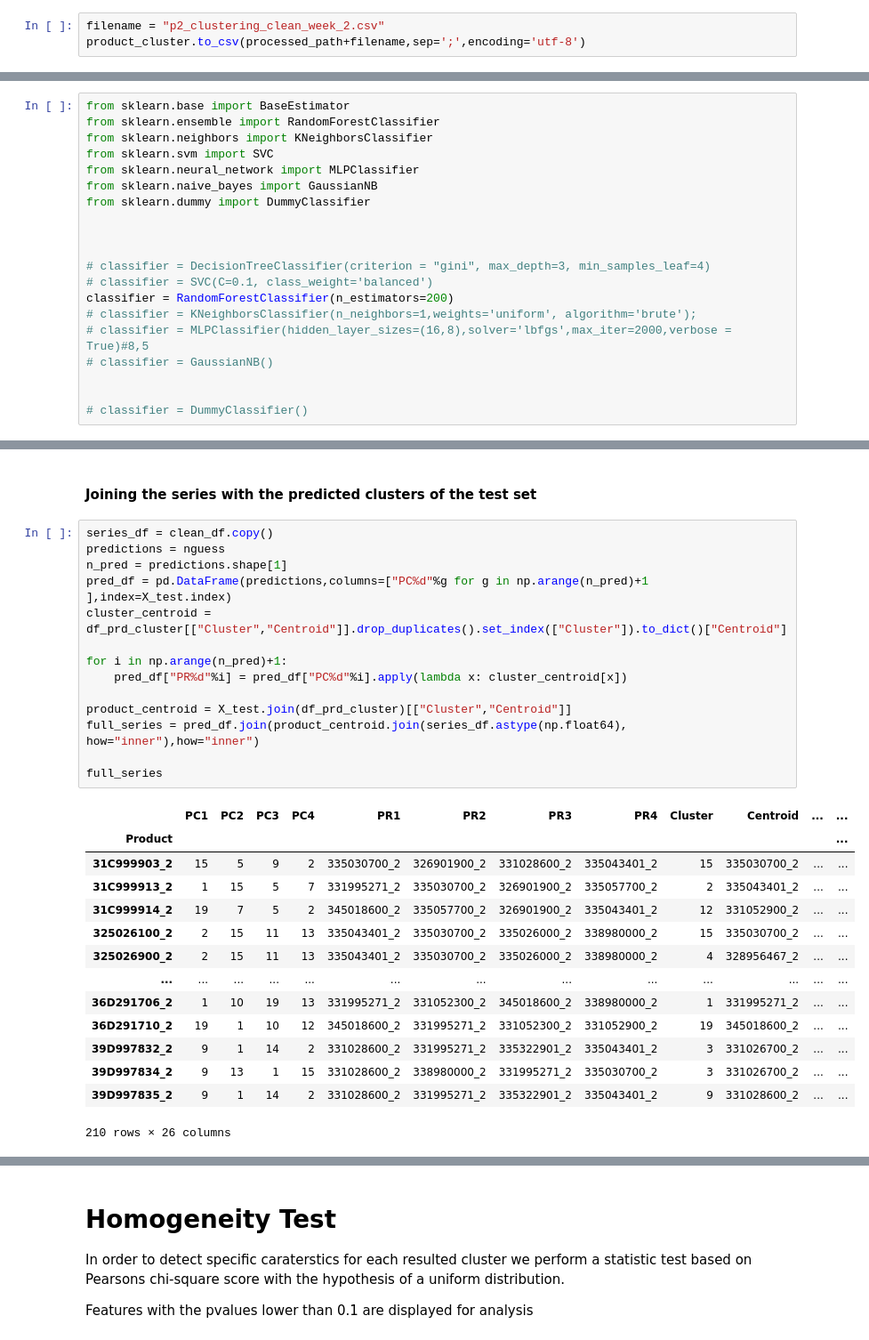
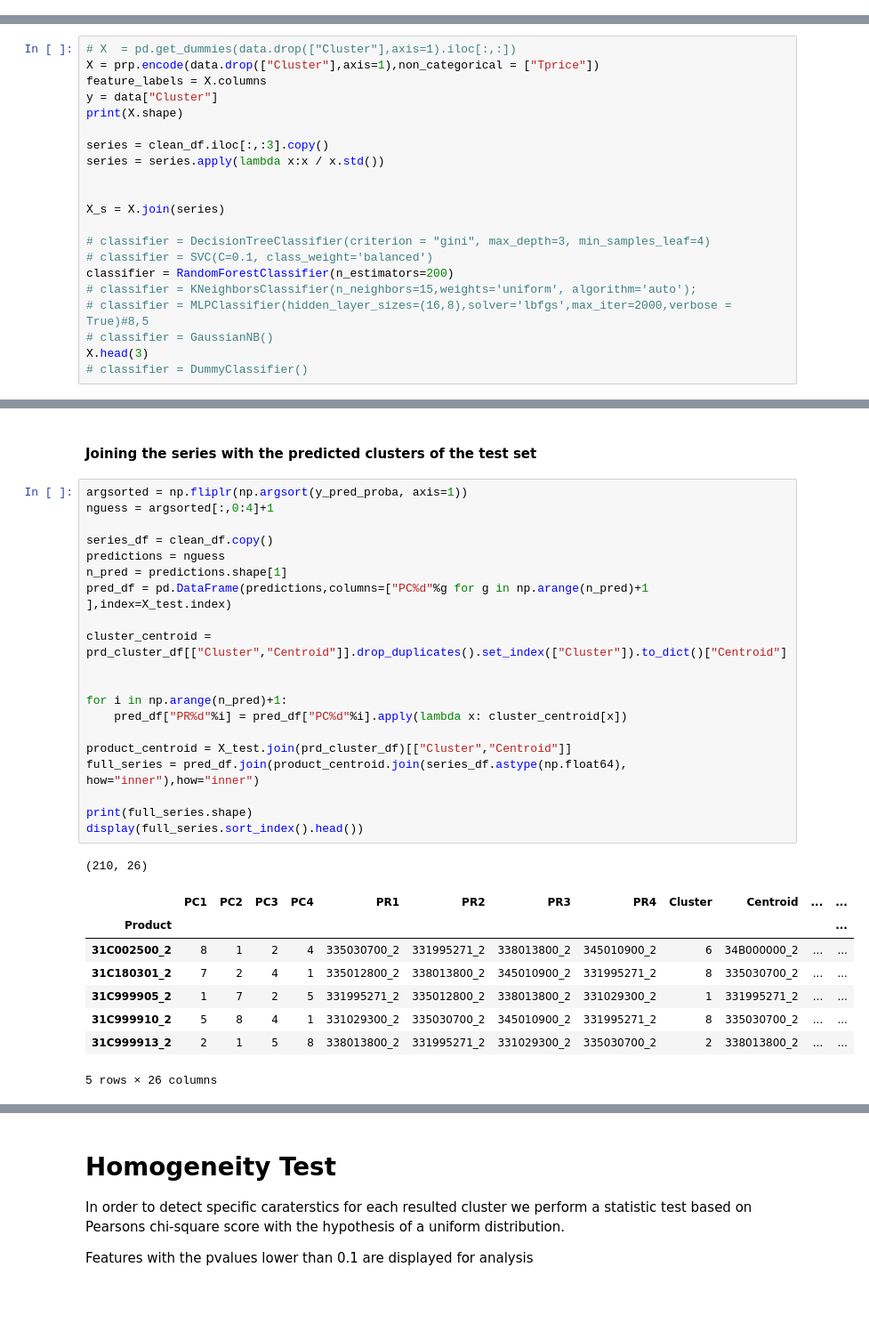
Before and after one commit to imad24/pc_clustering, a Jupyter notebook: notebooks/Cerf7/0.4-imad-cluster-analysis.ipynb, the cells around one changed output, grey strips where cells are left out. Shown at 89% size. Saved outputs shown, nothing was run; the diff lists cells and outputs as text; blank space fills up the shorter version.

```diff
--- a/notebooks/Cerf7/0.4-imad-cluster-analysis.ipynb
+++ b/notebooks/Cerf7/0.4-imad-cluster-analysis.ipynb
@@ -223,3 +65,0 @@ Save the final result into a csv file for further exploration
-# %%
-filename = "p2_clustering_clean_week_2.csv"
-product_cluster.to_csv(processed_path+filename,sep=';',encoding='utf-8')
@@ -520,20 +147,21 @@ print(X.shape)
 # %%
-from sklearn.base import BaseEstimator
-from sklearn.ensemble import RandomForestClassifier
-from sklearn.neighbors import KNeighborsClassifier
-from sklearn.svm import SVC
-from sklearn.neural_network import MLPClassifier
-from sklearn.naive_bayes import GaussianNB
-from sklearn.dummy import DummyClassifier
+# X  = pd.get_dummies(data.drop(["Cluster"],axis=1).iloc[:,:])
+X = prp.encode(data.drop(["Cluster"],axis=1),non_categorical = ["Tprice"])
+feature_labels = X.columns
+y = data["Cluster"]
+print(X.shape)
+
+series = clean_df.iloc[:,:3].copy()
+series = series.apply(lambda x:x / x.std())
 
 
+X_s = X.join(series)
 
 # classifier = DecisionTreeClassifier(criterion = "gini", max_depth=3, min_samples_leaf=4)
 # classifier = SVC(C=0.1, class_weight='balanced')
 classifier = RandomForestClassifier(n_estimators=200)
-# classifier = KNeighborsClassifier(n_neighbors=1,weights='uniform', algorithm='brute');
+# classifier = KNeighborsClassifier(n_neighbors=15,weights='uniform', algorithm='auto');
 # classifier = MLPClassifier(hidden_layer_sizes=(16,8),solver='lbfgs',max_iter=2000,verbose = True)#8,5
 # classifier = GaussianNB()
-
-
+X.head(3)
 # classifier = DummyClassifier()
@@ -572,31 +204,32 @@ nguess = argsorted[:,0:4]+1
 # %% [markdown]
 #### Joining the series with the predicted clusters of the test set
 # %%
+argsorted = np.fliplr(np.argsort(y_pred_proba, axis=1))
+nguess = argsorted[:,0:4]+1
+
 series_df = clean_df.copy()
 predictions = nguess
 n_pred = predictions.shape[1]
 pred_df = pd.DataFrame(predictions,columns=["PC%d"%g for g in np.arange(n_pred)+1 ],index=X_test.index)
-cluster_centroid = df_prd_cluster[["Cluster","Centroid"]].drop_duplicates().set_index(["Cluster"]).to_dict()["Centroid"]
+
+cluster_centroid = prd_cluster_df[["Cluster","Centroid"]].drop_duplicates().set_index(["Cluster"]).to_dict()["Centroid"]
+
 
 for i in np.arange(n_pred)+1:
     pred_df["PR%d"%i] = pred_df["PC%d"%i].apply(lambda x: cluster_centroid[x])
 
-product_centroid = X_test.join(df_prd_cluster)[["Cluster","Centroid"]]
+product_centroid = X_test.join(prd_cluster_df)[["Cluster","Centroid"]]
 full_series = pred_df.join(product_centroid.join(series_df.astype(np.float64), how="inner"),how="inner")
 
-full_series
+print(full_series.shape)
+display(full_series.sort_index().head())
 # %% [output]
+(210, 26)
 |  | PC1 | PC2 | PC3 | PC4 | PR1 | PR2 | PR3 | PR4 | Cluster | Centroid | ... | ... |
 | Product |  |  |  |  |  |  |  |  |  |  |  | ... |
-| 31C999903_2 | 15 | 5 | 9 | 2 | 335030700_2 | 326901900_2 | 331028600_2 | 335043401_2 | 15 | 335030700_2 | ... | ... |
-| 31C999913_2 | 1 | 15 | 5 | 7 | 331995271_2 | 335030700_2 | 326901900_2 | 335057700_2 | 2 | 335043401_2 | ... | ... |
-| 31C999914_2 | 19 | 7 | 5 | 2 | 345018600_2 | 335057700_2 | 326901900_2 | 335043401_2 | 12 | 331052900_2 | ... | ... |
-| 325026100_2 | 2 | 15 | 11 | 13 | 335043401_2 | 335030700_2 | 335026000_2 | 338980000_2 | 15 | 335030700_2 | ... | ... |
-| 325026900_2 | 2 | 15 | 11 | 13 | 335043401_2 | 335030700_2 | 335026000_2 | 338980000_2 | 4 | 328956467_2 | ... | ... |
-| ... | ... | ... | ... | ... | ... | ... | ... | ... | ... | ... | ... | ... |
-| 36D291706_2 | 1 | 10 | 19 | 13 | 331995271_2 | 331052300_2 | 345018600_2 | 338980000_2 | 1 | 331995271_2 | ... | ... |
-| 36D291710_2 | 19 | 1 | 10 | 12 | 345018600_2 | 331995271_2 | 331052300_2 | 331052900_2 | 19 | 345018600_2 | ... | ... |
-| 39D997832_2 | 9 | 1 | 14 | 2 | 331028600_2 | 331995271_2 | 335322901_2 | 335043401_2 | 3 | 331026700_2 | ... | ... |
-| 39D997834_2 | 9 | 13 | 1 | 15 | 331028600_2 | 338980000_2 | 331995271_2 | 335030700_2 | 3 | 331026700_2 | ... | ... |
-| 39D997835_2 | 9 | 1 | 14 | 2 | 331028600_2 | 331995271_2 | 335322901_2 | 335043401_2 | 9 | 331028600_2 | ... | ... |
+| 31C002500_2 | 8 | 1 | 2 | 4 | 335030700_2 | 331995271_2 | 338013800_2 | 345010900_2 | 6 | 34B000000_2 | ... | ... |
+| 31C180301_2 | 7 | 2 | 4 | 1 | 335012800_2 | 338013800_2 | 345010900_2 | 331995271_2 | 8 | 335030700_2 | ... | ... |
+| 31C999905_2 | 1 | 7 | 2 | 5 | 331995271_2 | 335012800_2 | 338013800_2 | 331029300_2 | 1 | 331995271_2 | ... | ... |
+| 31C999910_2 | 5 | 8 | 4 | 1 | 331029300_2 | 335030700_2 | 345010900_2 | 331995271_2 | 8 | 335030700_2 | ... | ... |
+| 31C999913_2 | 2 | 1 | 5 | 8 | 338013800_2 | 331995271_2 | 331029300_2 | 335030700_2 | 2 | 338013800_2 | ... | ... |
-210 rows × 26 columns
+5 rows × 26 columns
```
Also changed, not shown: parts of 87 cells of this notebook, 32 other files.
